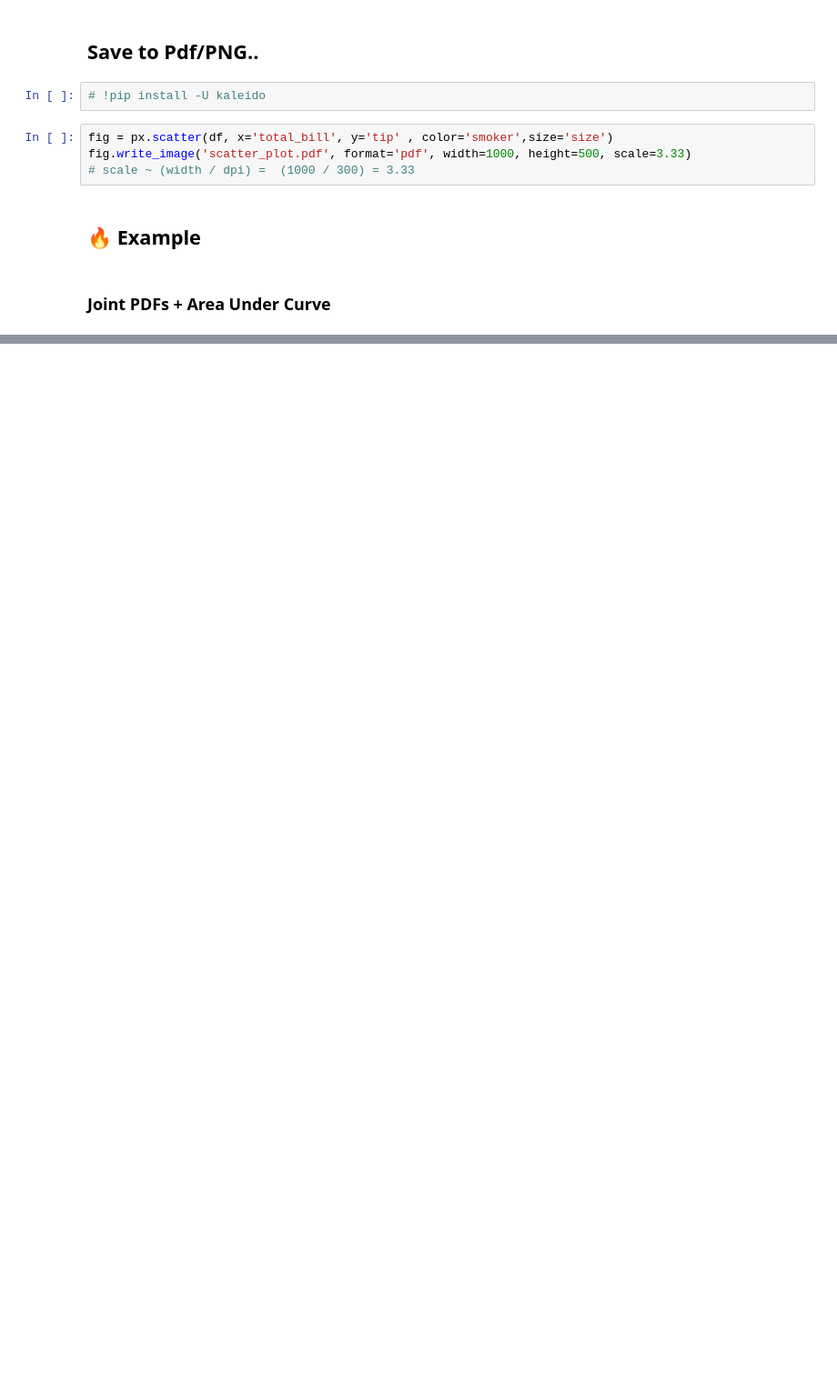
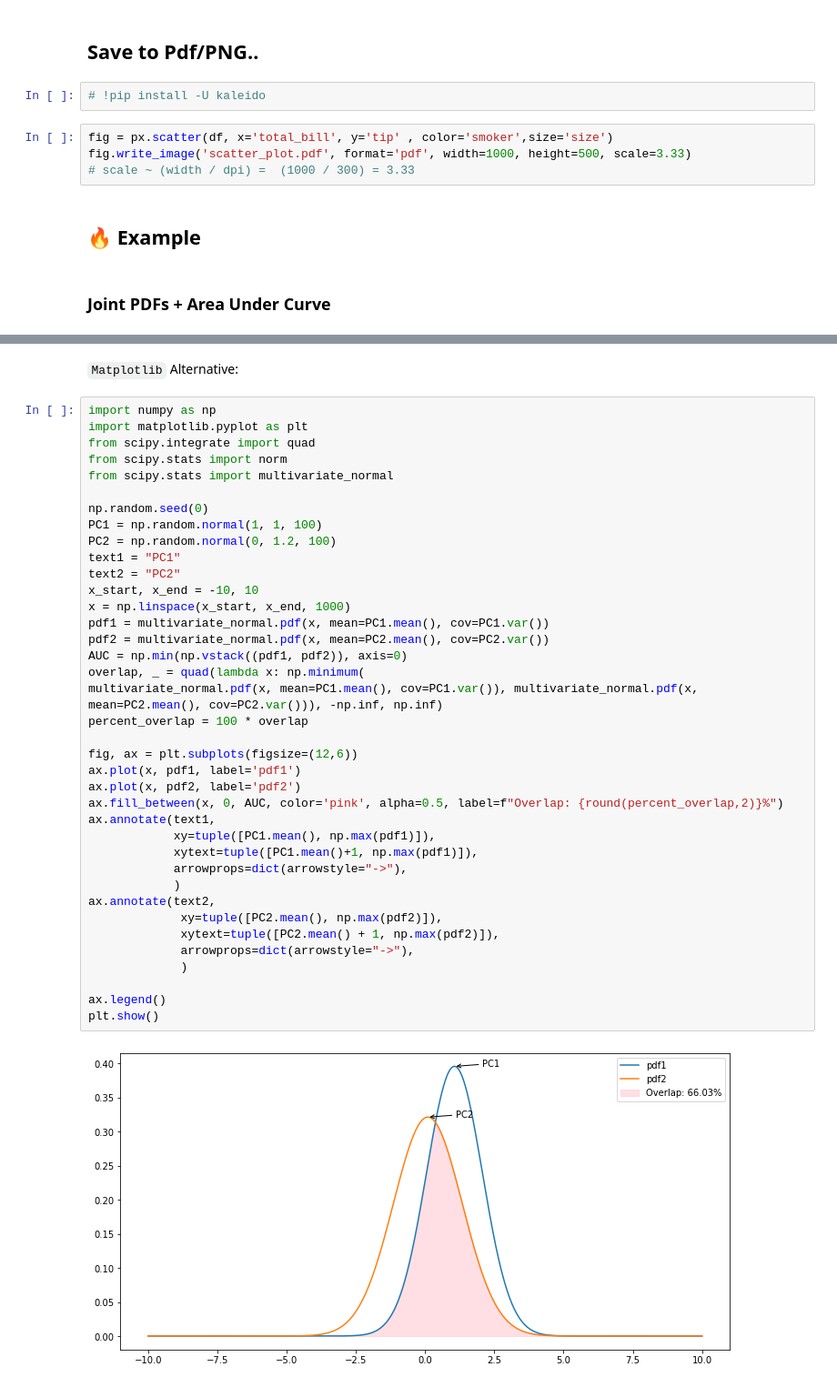
Before and after one commit to dev-SR/machine-learning, a Jupyter notebook: 03plotly/plotly.ipynb, the cells around one changed output, grey strips where cells are left out. Shown at 91% size. Cells and saved outputs as stored; diff of their text form; blank space fills up the shorter version.

```diff
--- a/03plotly/plotly.ipynb
+++ b/03plotly/plotly.ipynb
@@ -102,3 +102,45 @@ fig.update_layout(width=1000, height=500)
 fig.show()
 # %% [output]
 [interactive output not drawn]
+# %% [markdown]
+`Matplotlib` Alternative:
+# %%
+import numpy as np
+import matplotlib.pyplot as plt
+from scipy.integrate import quad
+from scipy.stats import norm
+from scipy.stats import multivariate_normal
+
+np.random.seed(0)
+PC1 = np.random.normal(1, 1, 100)
+PC2 = np.random.normal(0, 1.2, 100)
+text1 = "PC1"
+text2 = "PC2"
+x_start, x_end = -10, 10
+x = np.linspace(x_start, x_end, 1000)
+pdf1 = multivariate_normal.pdf(x, mean=PC1.mean(), cov=PC1.var())
+pdf2 = multivariate_normal.pdf(x, mean=PC2.mean(), cov=PC2.var())
+AUC = np.min(np.vstack((pdf1, pdf2)), axis=0)
+overlap, _ = quad(lambda x: np.minimum(
+multivariate_normal.pdf(x, mean=PC1.mean(), cov=PC1.var()), multivariate_normal.pdf(x, mean=PC2.mean(), cov=PC2.var())), -np.inf, np.inf)
+percent_overlap = 100 * overlap
+
+fig, ax = plt.subplots(figsize=(12,6))
+ax.plot(x, pdf1, label='pdf1')
+ax.plot(x, pdf2, label='pdf2')
+ax.fill_between(x, 0, AUC, color='pink', alpha=0.5, label=f"Overlap: {round(percent_overlap,2)}%")
+ax.annotate(text1,
+            xy=tuple([PC1.mean(), np.max(pdf1)]),
+            xytext=tuple([PC1.mean()+1, np.max(pdf1)]),
+            arrowprops=dict(arrowstyle="->"),
+            )
+ax.annotate(text2,
+             xy=tuple([PC2.mean(), np.max(pdf2)]),
+             xytext=tuple([PC2.mean() + 1, np.max(pdf2)]),
+             arrowprops=dict(arrowstyle="->"),
+             )
+
+ax.legend()
+plt.show()
+# %% [output]
+[figure, added]
```
